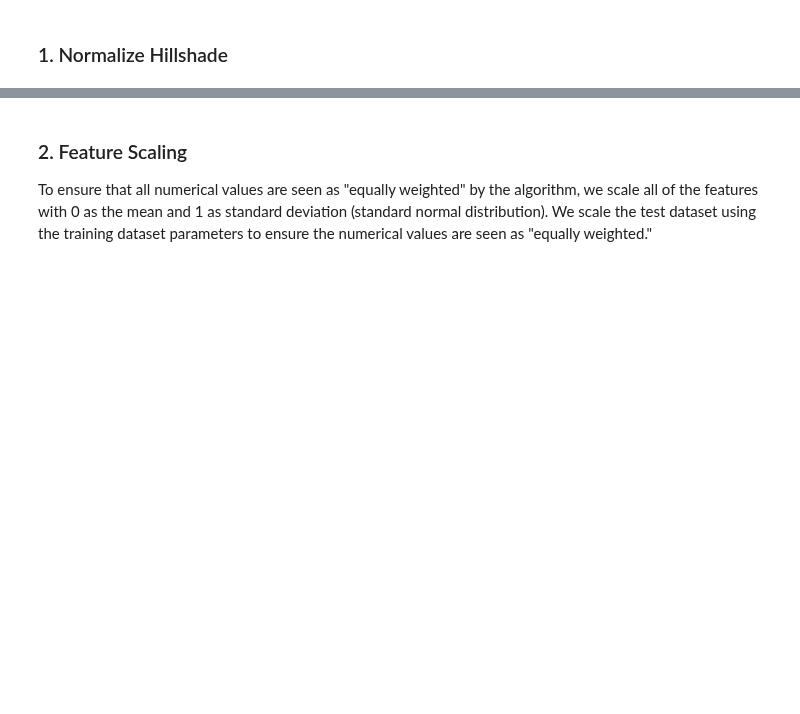
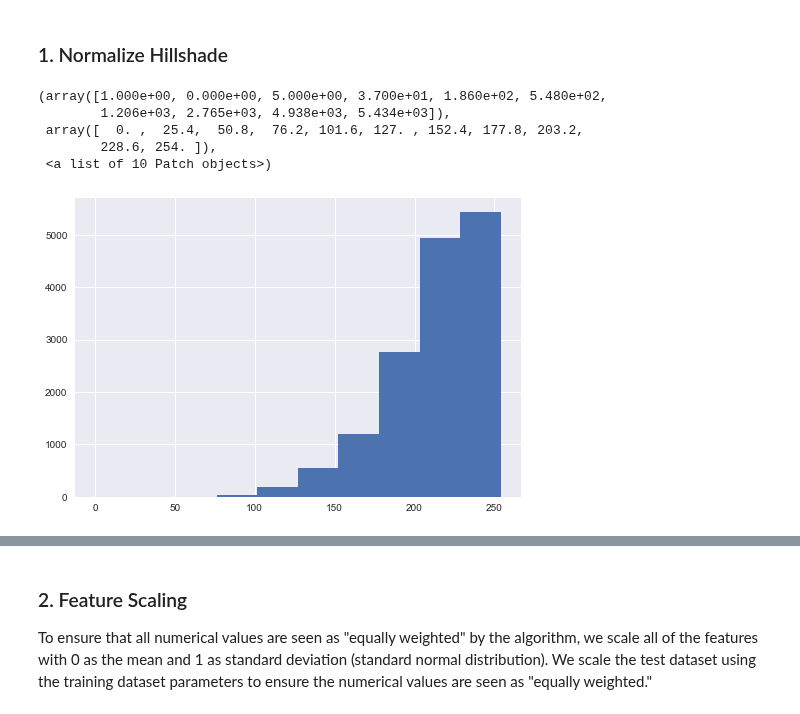
Before and after one commit to tiffapedia/w207-final, a Jupyter notebook: final-update.ipynb, the cells around one changed output, grey strips where cells are left out. Cells and saved outputs as stored; diff of their text form; code cells hidden in the pictures; blank space fills up the shorter version.

```diff
--- a/final-update.ipynb
+++ b/final-update.ipynb
@@ -707,3 +697,13 @@ fe_train_data['Hillshade_Noon'] = normalize_hillshade[:, 1]
 fe_train_data['Hillshade_3pm'] = normalize_hillshade[:, 2]
 # %%
 compare_baseline(fe_train_data, fe_train_labels)
+# %%
+h = train_data['Hillshade_9am'].copy()
+plt.hist(h)
+# %% [output]
+(array([1.000e+00, 0.000e+00, 5.000e+00, 3.700e+01, 1.860e+02, 5.480e+02,
+        1.206e+03, 2.765e+03, 4.938e+03, 5.434e+03]),
+ array([  0. ,  25.4,  50.8,  76.2, 101.6, 127. , 152.4, 177.8, 203.2,
+        228.6, 254. ]),
+ <a list of 10 Patch objects>)
+[figure, added]
```
Also changed, not shown: parts of 32 cells of this notebook.
